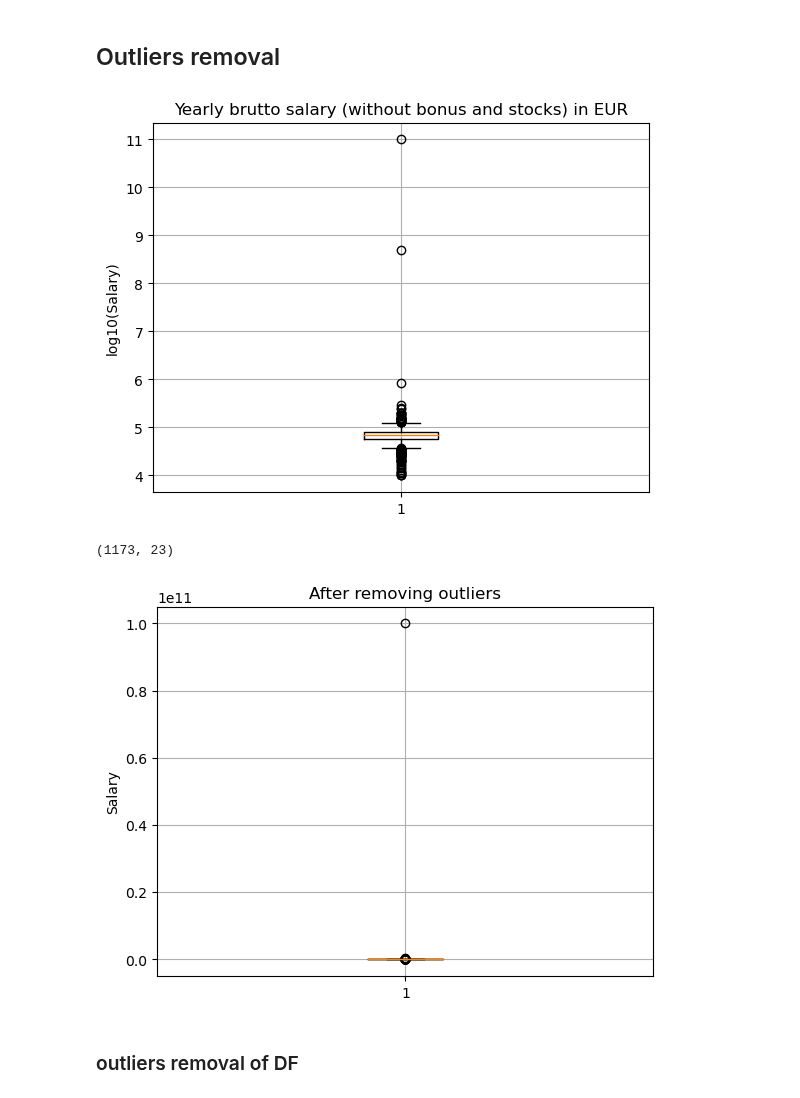
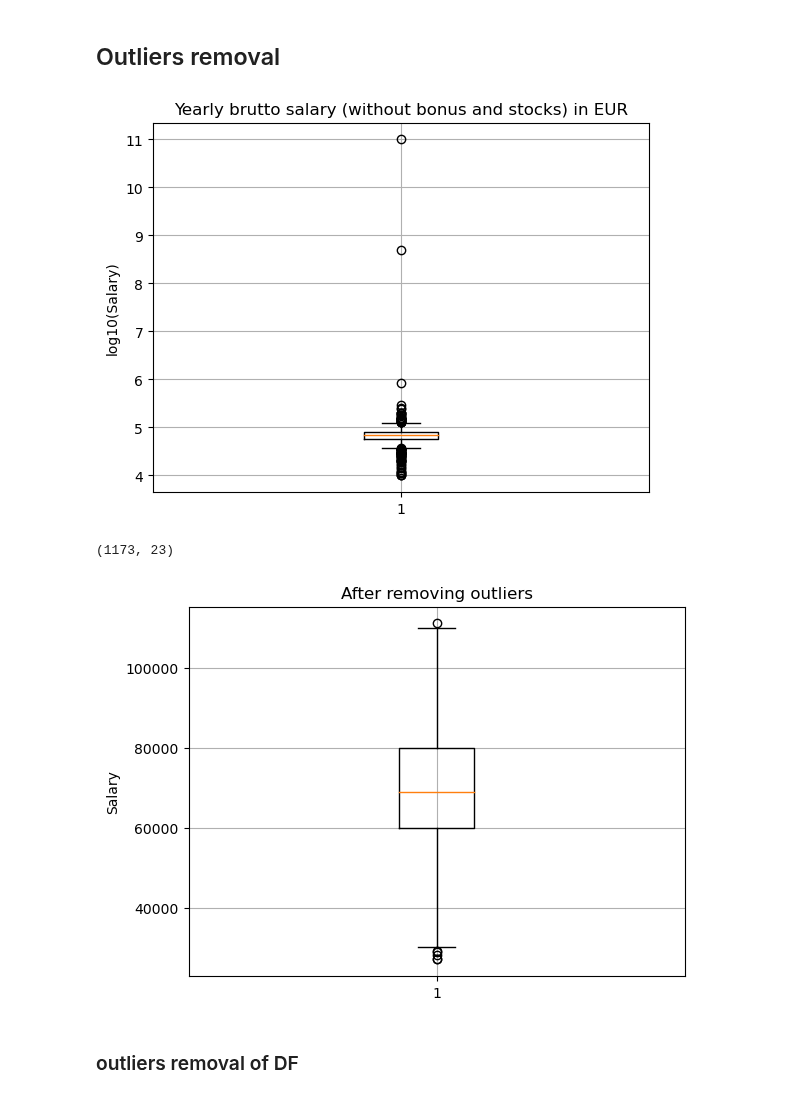
Before and after one commit to MatejMistik/upa-p2-data-analysis, a Jupyter notebook: main.ipynb, the cells around one changed output. Cells and saved outputs as stored; diff of their text form; code cells hidden in the pictures.

Commit message:
bug fixe of outliers for salary box plot.

```diff
--- a/main.ipynb
+++ b/main.ipynb
@@ -523,34 +508,34 @@ dfAutofill.head(15)
 # %%
 dfIQRRemoval = df.copy()
 
 # check for outliers
 plt.boxplot(np.log10(dfIQRRemoval['Yearly brutto salary (without bonus and stocks) in EUR']))
 plt.title('Yearly brutto salary (without bonus and stocks) in EUR')
 plt.ylabel('log10(Salary)')
 plt.grid()
 plt.show()
 
 # IQR for salary
 
 Q1 = dfIQRRemoval['Yearly brutto salary (without bonus and stocks) in EUR'].quantile(0.25)
 Q3 = dfIQRRemoval['Yearly brutto salary (without bonus and stocks) in EUR'].quantile(0.75)
 IQR = Q3 - Q1
 
 # remove outliers
 
 dfIQRRemoval = dfIQRRemoval[~((dfIQRRemoval['Yearly brutto salary (without bonus and stocks) in EUR'] < (Q1 - 1.5 * IQR)) |(dfIQRRemoval['Yearly brutto salary (without bonus and stocks) in EUR'] > (Q3 + 1.5 * IQR)))]
 print(dfIQRRemoval.shape)
 
 
-plt.boxplot(df['Yearly brutto salary (without bonus and stocks) in EUR'])
+plt.boxplot(dfIQRRemoval['Yearly brutto salary (without bonus and stocks) in EUR'])
 plt.title('After removing outliers')
 plt.ylabel('Salary')
 plt.grid()
 plt.show()
 # %% [output]
 [figure]
 (1173, 23)
-[figure, old version]
+[figure, new version]
 # %% [markdown]
 ### outliers removal of DF
 # %%
```
Also changed, not shown: parts of 2 cells of this notebook.
